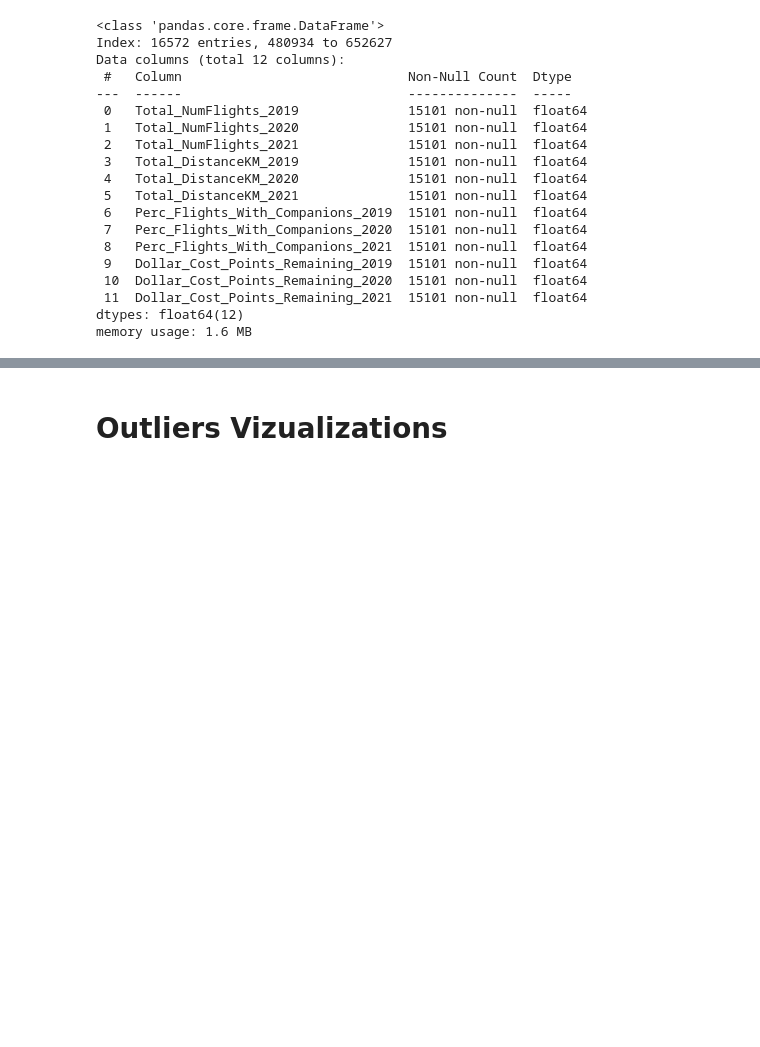
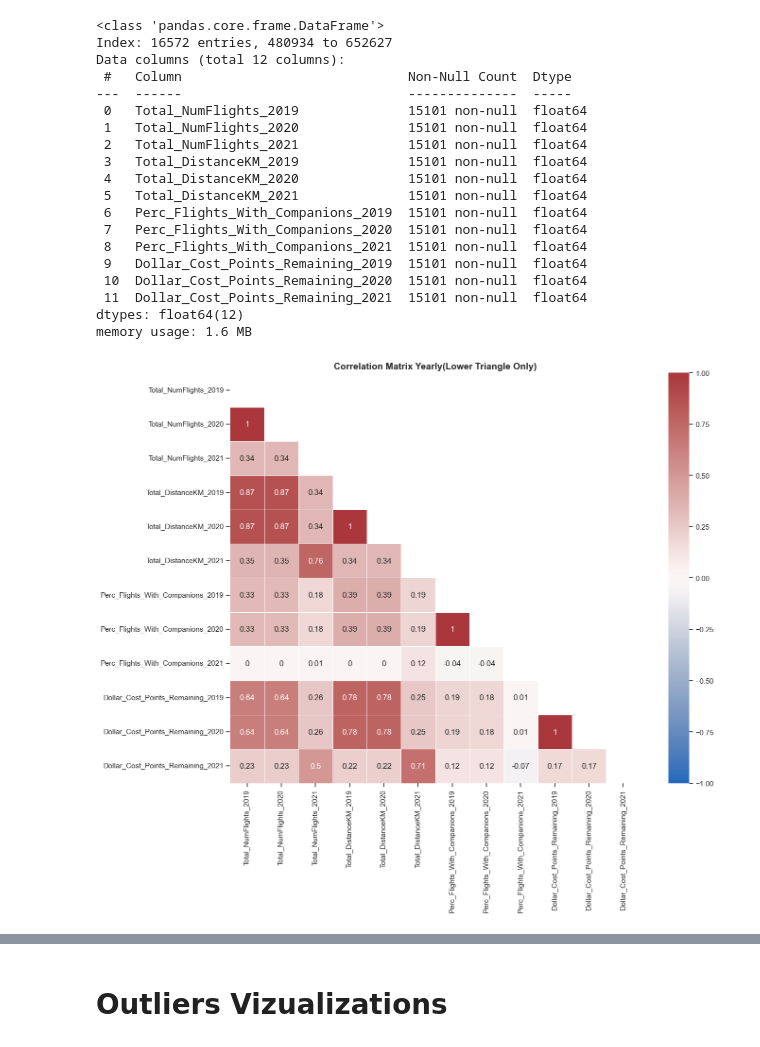
Before and after one commit to luisbdavila/Airline_Customer_Segmentation_DataMining_Project_Python, a Jupyter notebook: Final_delivery/Code/behavioral.ipynb, the cells around one changed output, grey strips where cells are left out. Cells and saved outputs as stored; diff of their text form; code cells hidden in the pictures; blank space fills up the shorter version.

```diff
--- a/Final_delivery/Code/behavioral.ipynb
+++ b/Final_delivery/Code/behavioral.ipynb
@@ -99,3 +99,29 @@ Data columns (total 12 columns):
  11  Dollar_Cost_Points_Remaining_2021  15101 non-null  float64
 dtypes: float64(12)
 memory usage: 1.6 MB
+# %%
+# Compute Pearson correlation
+corr = df_AIAI_Behavioral_year.corr(method="pearson")
+# Round to 2 decimals for cleaner display
+corr = corr.round(2)
+
+# Generate a mask for the upper triangle
+mask = np.triu(np.ones_like(corr, dtype=bool))
+
+fig = plt.figure(figsize=(15, 12))
+
+sns.heatmap(data=corr,
+            annot=True,
+            mask=mask, #aply the mask
+            vmin=-1, vmax=1,
+            center=0, # Center the colormap at zero
+            square=True, # Make each cell square-shaped
+            linewidths=.5, # Add lines between cells
+            cmap='vlag' # Diverging color map
+            )
+
+plt.title("Correlation Matrix Yearly(Lower Triangle Only)", fontsize=14, weight='bold')
+plt.tight_layout()
+plt.show()
+# %% [output]
+[figure, added]
```
Also changed, not shown: parts of 13 cells of this notebook.
